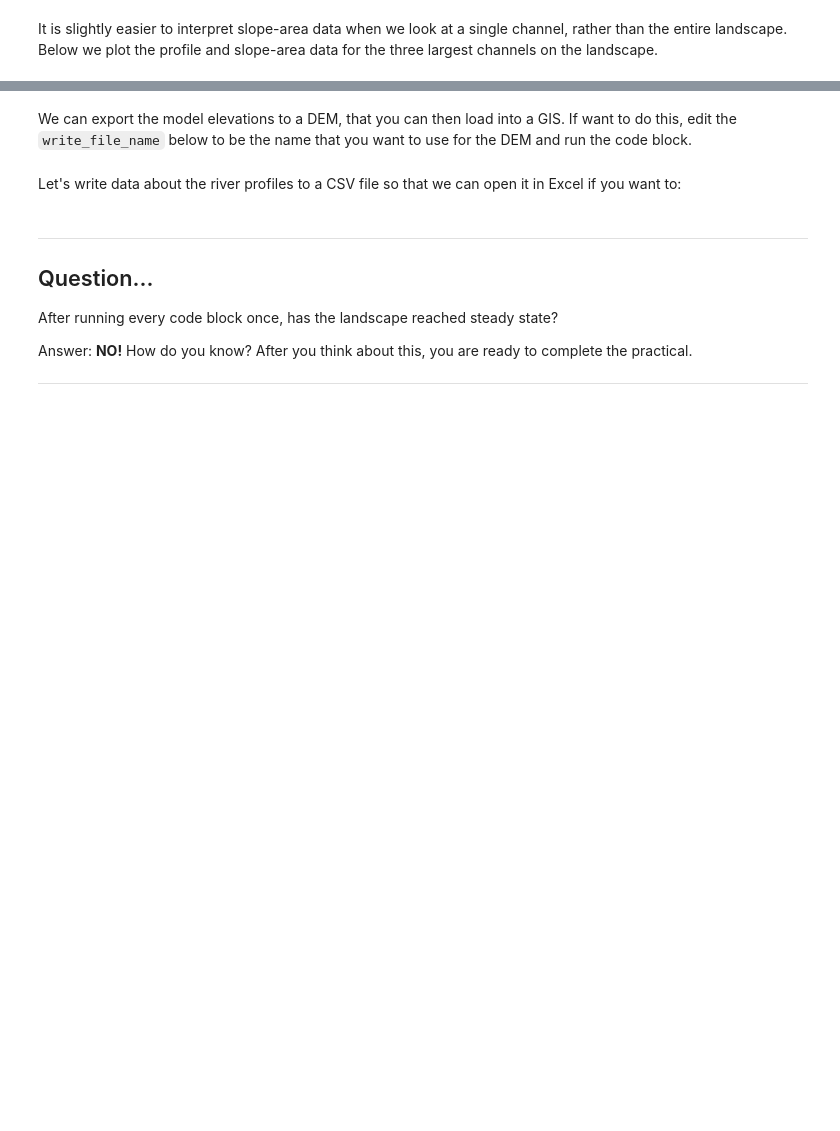
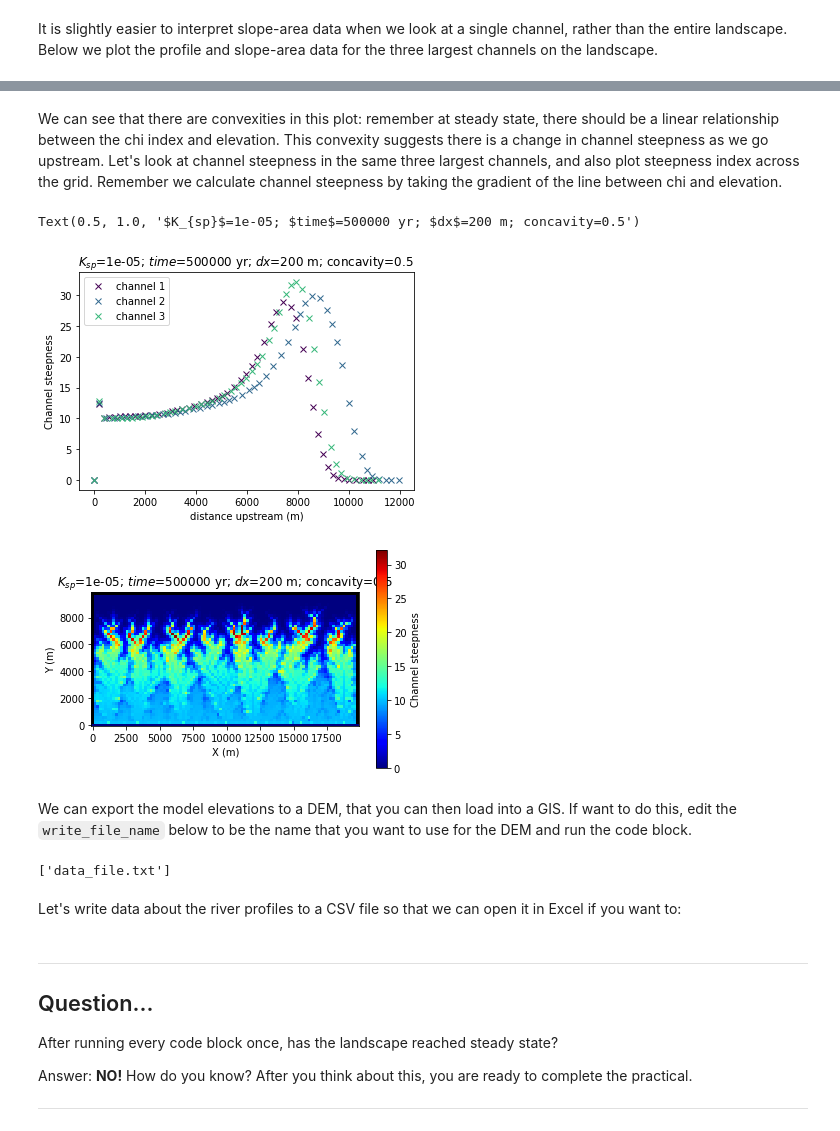
Before and after one commit to fclubb/EarthSurfaceProcesses, a Jupyter notebook: Week4_RiverEvolution/ModellingRiversLandlab.ipynb, the cells around one changed output, grey strips where cells are left out. Cells and saved outputs as stored; diff of their text form; code cells hidden in the pictures; blank space fills up the shorter version.

```diff
--- a/Week4_RiverEvolution/ModellingRiversLandlab.ipynb
+++ b/Week4_RiverEvolution/ModellingRiversLandlab.ipynb
@@ -124,7 +136,7 @@ Set parameters related to time.
 # %%
 # Code Block 4
 
-tmax = 5e5  # time for the model to run [yr] (Original value was 5E5 yr)
+tmax = 500000  # time for the model to run [yr] (Original value was 500,000 yr)
 dt = 1000  # time step [yr] (Original value was 1000 yr)
 total_time = 0  # amount of time the landscape has evolved [yr]
 # total_time will increase as you keep running the code.
@@ -135,10 +147,10 @@ Set parameters for incision and intializing all of the process components that d
 # %%
 # Code Block 5
 
-# Original K_sp value is 1e-5
-K_sp = 1.0e-5  # units vary depending on m_sp and n_sp
+# Original K_sp value is 0.00001
+K_sp = 0.00001  # units vary depending on m_sp and n_sp
 m_sp = 0.5  # exponent on drainage area in stream power equation
-n_sp = 1.0  # exponent on slope in stream power equation
+n_sp = 1.0  # exponent on slope in stream power equation. Divide m_sp by n_sp to get the theta value of the stream power model (starting value = 0.5)
 
 frr = FlowAccumulator(mg1, flow_director='FlowDirectorD8')  # intializing flow routing
 spr = StreamPowerEroder(mg1, K_sp=K_sp, m_sp=m_sp, n_sp=n_sp,
@@ -158,7 +170,11 @@ Initialize rock uplift rate. This will need to be changed later.
 # Code Block 6
 
 #  uplift_rate [m/yr] (Original value is 0.0001 m/yr)
-uplift_rate = np.ones(mg1.number_of_nodes) * 0.0001
+# CHANGE THIS VALUE BELOW TO CHANGE THE ROCK UPLIFT RATE.
+uplift = 0.0001
+
+# this just sets the uplift rate you have specified above across the whole model grid.
+uplift_rate = np.ones(mg1.number_of_nodes) * uplift
 # %% [markdown]
 Now for the code loop.
 
@@ -300,3 +334,5 @@ The channel steepness index is another useful index to quantify fluvial channels
+# %% [markdown]
+We can see that there are convexities in this plot: remember at steady state, there should be a linear relationship between the chi index and elevation. This convexity suggests there is a change in channel steepness as we go upstream. Let's look at channel steepness in the same three largest channels, and also plot steepness index across the grid. Remember we calculate channel steepness by taking the gradient of the line between chi and elevation.
 # %%
 # Code Block 12
 
@@ -316,48 +352,60 @@ for i, outlet_id in enumerate(prf.data_structure):
         profile_ids = segment["ids"]
         distance_upstream = segment["distances"]
         color = segment["color"]
         plt.plot(
             distance_upstream,
             mg1.at_node["channel__steepness_index"][profile_ids],
             'x',
             color=color,
             label=label,
         )
 
 plt.xlabel("distance upstream (m)")
-plt.ylabel("steepness index")
+plt.ylabel("Channel steepness")
 plt.legend(loc="upper left")
 plt.title(
     f"$K_{{sp}}$={K_sp}; $time$={total_time} yr; $dx$={dxy} m; concavity={theta}"
 )
 
 # channel steepness map
 plt.figure(7)
 imshow_grid(
     mg1,
     "channel__steepness_index",
     grid_units=("m", "m"),
-    var_name="Steepness index ",
+    var_name="Channel steepness",
     cmap="jet",
 )
 title_text = ("$K_{sp}$=" + str(K_sp) + "; $time$=" + str(total_time) +
               "yr; $dx$=" + str(dxy) + "m" + "; concavity=" + str(theta))
 plt.title(
     f"$K_{{sp}}$={K_sp}; $time$={total_time} yr; $dx$={dxy} m; concavity={theta}"
 )
+# %% [output]
+Text(0.5, 1.0, '$K_{sp}$=1e-05; $time$=500000 yr; $dx$=200 m; concavity=0.5')
+[figure, added]
+[figure, added]
 # %% [markdown]
 We can export the model elevations to a DEM, that you can then load into a GIS. If want to do this, edit the `write_file_name` below to be the name that you want to use for the DEM and run the code block.
 # %%
 # Code Block 13
+import os
 
 # Below has the name of the file that data will be written to.
 # You need to change the name of the file every time that you want
 # to write data, otherwise you will get an error.
 # This will write to the directory that you are running the code in.
 write_file_name = 'data_file.txt'
+
+# check if the DEM already exists, and if so, remove it to save again
+if os.path.exists('./'+write_file_name):
+  os.remove('./'+write_file_name)
+
 # Below is writing elevation data in the ESRI ascii format so that it can
 # easily be read into Arc GIS or back into Landlab.
 write_esri_ascii(write_file_name, mg1, 'topographic__elevation')
+# %% [output]
+['data_file.txt']
 # %% [markdown]
 Let's write data about the river profiles to a CSV file so that we can open it in Excel if you want to:
 # %%
```
Also changed, not shown: parts of 15 cells of this notebook.
